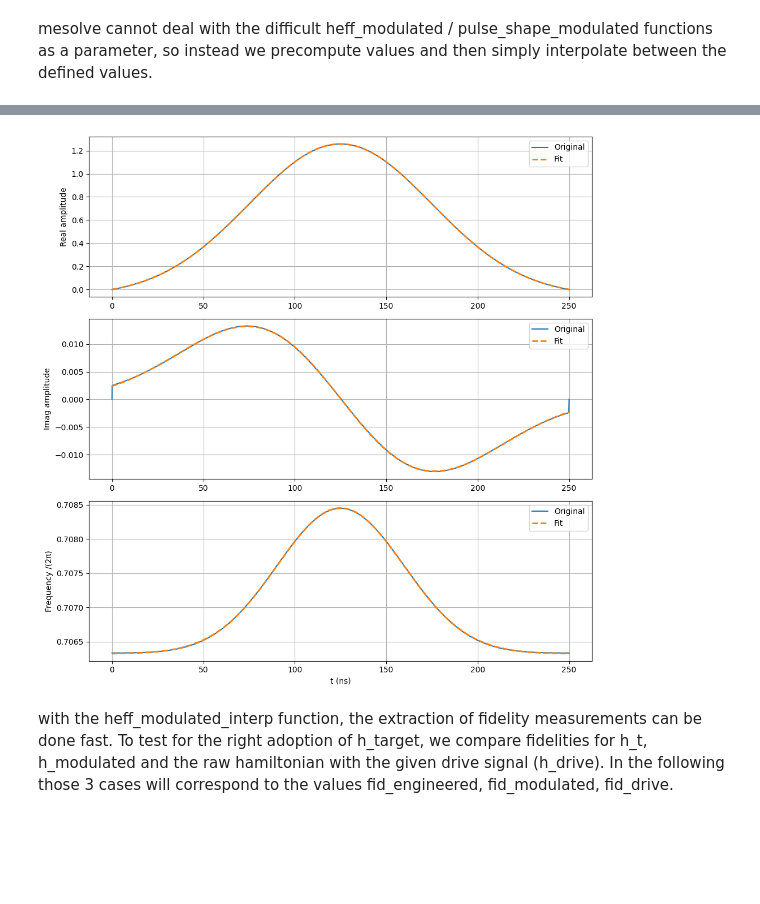
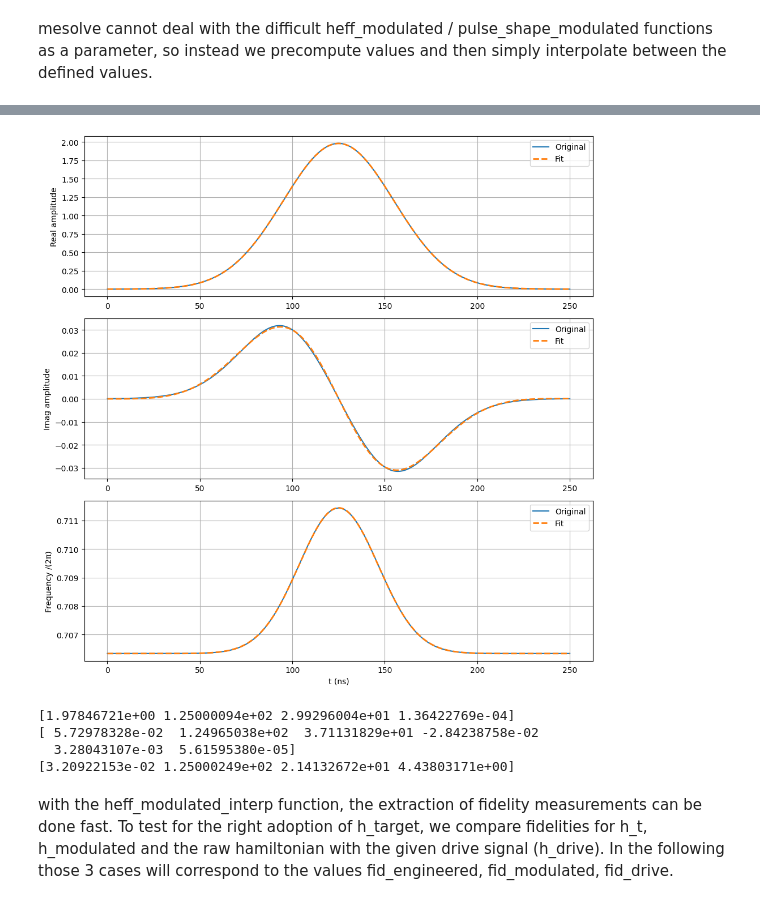
Before and after one commit to FlorianMaier04/TransmonCouplerSimulation, a Jupyter notebook: heff.ipynb, the cells around one changed output, grey strips where cells are left out. Cells and saved outputs as stored; diff of their text form; code cells hidden in the pictures; blank space fills up the shorter version.

```diff
--- a/heff.ipynb
+++ b/heff.ipynb
@@ -312,0 +205,14 @@ def heff_mod_build(t, args=None):
+# %%
+def drive_signal_interp(t, freq = drive_freq_precomputed, amp_real = drive_amp_real_precomputed, amp_imag = drive_amp_imag_precomputed):
+    if t <= tlist[0]:
+        return [freq[0],0]
+    if t >= tlist[-1]:
+        return [freq[-1],0]
+    idx = np.searchsorted(tlist, t) - 1
+    t0 = tlist[idx]
+    t1 = tlist[idx + 1]
+    alpha = (t - t0) / (t1 - t0)
+    ar = (1 - alpha) * amp_real[idx] + alpha * amp_real[idx + 1]
+    ai = (1 - alpha) * amp_imag[idx] + alpha * amp_imag[idx + 1]
+    wd = (1 - alpha) * freq[idx] + alpha * freq[idx + 1]
+    return [wd, ar + 1j*ai]
@@ -331,9 +273,9 @@ def plot_drive_components_with_fit(t_end=tg, n=2000):
 
     t_vals = np.linspace(0, t_end, n)
 
-    amp_real = np.array([drive_amp_interp(t).real for t in t_vals])
-    amp_imag = np.array([drive_amp_interp(t).imag for t in t_vals])
-    freq = np.array([drive_wd_interp(t) for t in t_vals])
+    amp_real = np.array([drive_signal_interp(t)[1].real for t in t_vals])
+    amp_imag = np.array([drive_signal_interp(t)[1].imag for t in t_vals])
+    freq = np.array([drive_signal_interp(t)[0] for t in t_vals])
 
     # ------------------------------------------------------------------
     # Startwerte
@@ -409,44 +351,50 @@ def plot_drive_components_with_fit(t_end=tg, n=2000):
 
     fig, axes = plt.subplots(3,1,figsize=(10,10))
 
     axes[0].plot(t_vals, amp_real, label="Original")
     axes[0].plot(t_vals, real_fit, "--", linewidth=2, label="Fit")
     axes[0].set_ylabel("Real amplitude")
     axes[0].grid(True)
     axes[0].legend()
 
     axes[1].plot(t_vals, amp_imag, label="Original")
     axes[1].plot(t_vals, imag_fit, "--", linewidth=2, label="Fit")
     axes[1].set_ylabel("Imag amplitude")
     axes[1].grid(True)
     axes[1].legend()
 
     axes[2].plot(t_vals, freq/(2*np.pi), label="Original")
     axes[2].plot(t_vals, freq_fit/(2*np.pi), "--", linewidth=2, label="Fit")
     axes[2].set_ylabel("Frequency /(2π)")
     axes[2].set_xlabel("t (ns)")
     axes[2].grid(True)
     axes[2].legend()
 
     plt.tight_layout()
     plt.show()
 
     # ------------------------------------------------------------------
     # SymPy-Ausdrücke
     # ------------------------------------------------------------------
+    t = sy.symbols("t", real=True)
+    A, t0, sigma, c = popt_real
+    amp_sym_real = (c + A*sp.exp(-(t-t0)**2/(2*sigma**2)))
+    A, t0, sigma, omega, phi, c = popt_imag
+    amp_sym = amp_sym_real + 1j*(c + A * sp.sin(omega*(t-t0)+phi) * sp.exp(-(t-t0)**2/(2*sigma**2)))
+    A, t0, sigma, c = popt_freq
+    freq_sym = c + A*sp.exp(-(t-t0)**2/(2*sigma**2))
+    print(popt_real)
+    print(popt_imag)
+    print(popt_freq)
+    return amp_sym, freq_sym, sp.lambdify(t, amp_sym, "numpy"), sp.lambdify(t, freq_sym, "numpy")
 
-    A, t0, sigma, c = popt_real
-    amp_sym_real = lambda t: (c + A*sp.exp(-(t-t0)**2/(2*sigma**2)))
-    A, t0, sigma, omega, phi, c = popt_imag
-    amp_sym = lambda t: amp_sym_real(t) + 1j*(c + A * sp.sin(omega*(t-t0)+phi) * sp.exp(-(t-t0)**2/(2*sigma**2)))
-    A, t0, sigma, c = popt_freq
-    freq_sym = lambda t: c + A*sp.exp(-(t-t0)**2/(2*sigma**2))
-    return amp_sym, freq_sym, popt_real, popt_imag, popt_freq
-
-
-amp_sym, freq_sym, p_real, p_imag, p_freq = plot_drive_components_with_fit()
+amp_sym, freq_sym, amp_func, freq_func = plot_drive_components_with_fit()
 # %% [output]
-[figure, old version]
+[figure, new version]
+[1.97846721e+00 1.25000094e+02 2.99296004e+01 1.36422769e-04]
+[ 5.72978328e-02  1.24965038e+02  3.71131829e+01 -2.84238758e-02
+  3.28043107e-03  5.61595380e-05]
+[3.20922153e-02 1.25000249e+02 2.14132672e+01 4.43803171e+00]
 # %% [markdown]
 with the heff_modulated_interp function, the extraction of fidelity measurements can be done fast. To test for the right adoption of h_target, we compare fidelities for h_t, h_modulated and the raw hamiltonian with the given drive signal (h_drive). In the following those 3 cases will correspond to the values fid_engineered, fid_modulated, fid_drive.
 # %%
```
Also changed, not shown: parts of 28 cells of this notebook, 28 other files.
